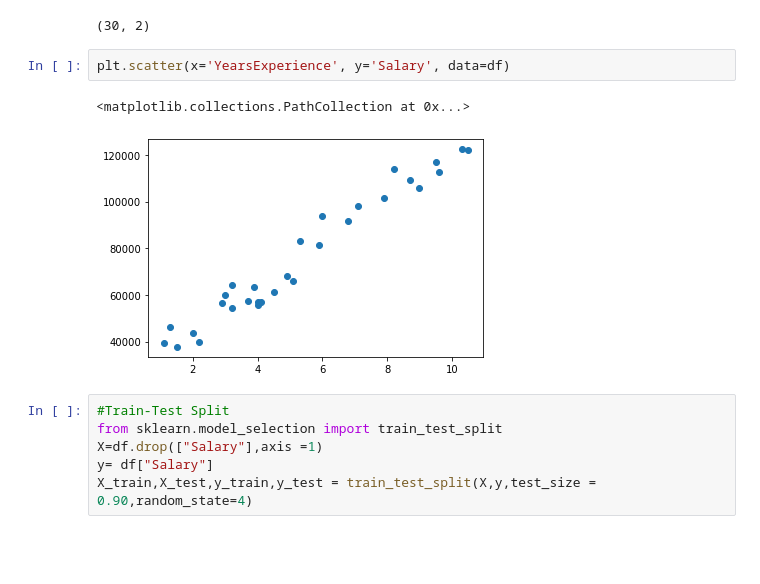
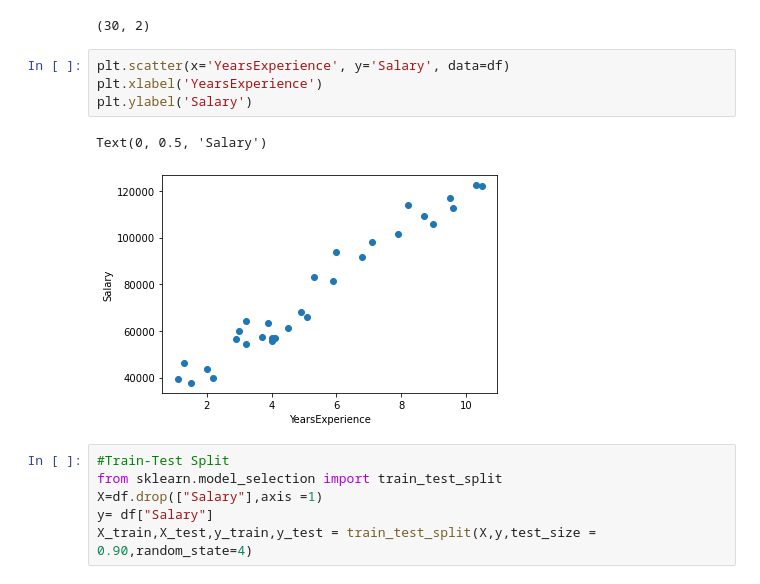
Before and after one commit to sebastianbirk/datascience-bootcamp, a Jupyter notebook: content/05_supervised_machine_learning/Day_1_Lecture Notes PART1 & PART2.ipynb, the cells around one changed output. Cells and saved outputs as stored; diff of their text form; blank space fills up the shorter version.

```diff
--- a/content/05_supervised_machine_learning/Day_1_Lecture Notes PART1 & PART2.ipynb
+++ b/content/05_supervised_machine_learning/Day_1_Lecture Notes PART1 & PART2.ipynb
@@ -198,9 +201,11 @@ print(df.shape)
 (30, 2)
 # %%
 plt.scatter(x='YearsExperience', y='Salary', data=df)
+plt.xlabel('YearsExperience')
+plt.ylabel('Salary')
 # %% [output]
-<matplotlib.collections.PathCollection at 0x...>
+Text(0, 0.5, 'Salary')
-[figure, old version]
+[figure, new version]
 # %%
 #Train-Test Split
 from sklearn.model_selection import train_test_split
```
Also changed, not shown: parts of 7 cells of this notebook.
